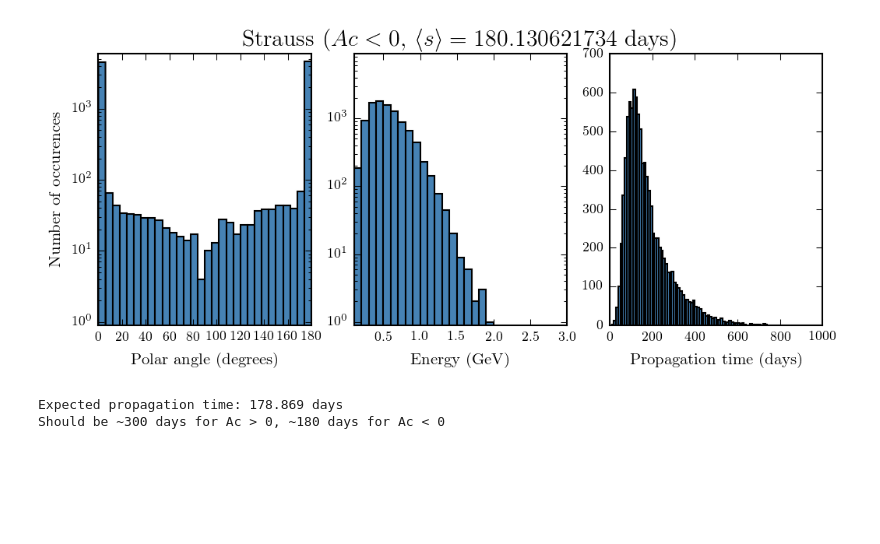
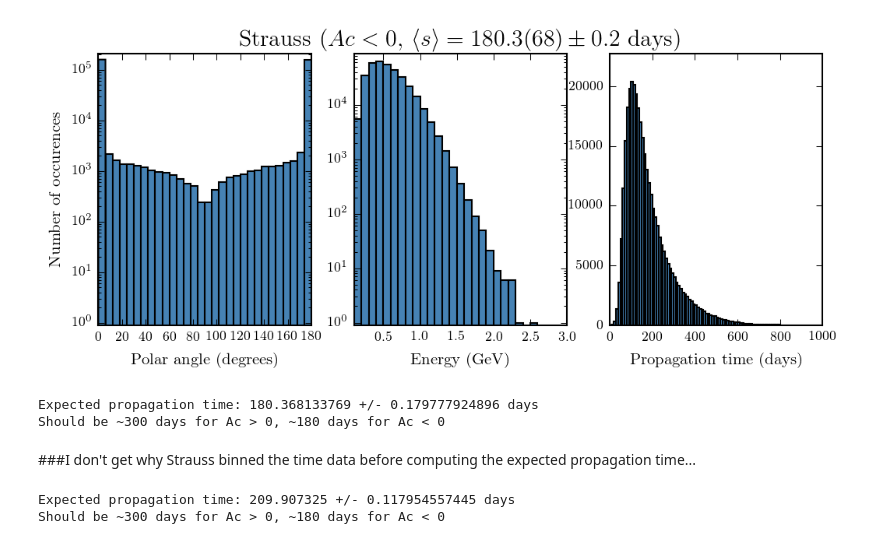
Before and after one commit to adam-coogan/heliosphere_anisotropy, a Jupyter notebook: NewSolarProp/scripts/ExitStats.ipynb, the cells around one changed output. Cells and saved outputs as stored; diff of their text form; code cells hidden in the pictures; blank space fills up the shorter version.

```diff
--- a/NewSolarProp/scripts/ExitStats.ipynb
+++ b/NewSolarProp/scripts/ExitStats.ipynb
@@ -5,15 +5,18 @@ import matplotlib.pyplot as plt
 import itertools
 # %%
 # Load exit data
-runDir = '../rundata/'
+runDir = '../rundata/precision_test/'
 #fName = 'strauss_run5'
-fName = 'straussunits_alt0_run6'
-#fName = 'alt0_run2'
+#fName = 'straussunits_alt0_run5'
+
+fName = 'strauss_alt0_runs'
 rawData = np.loadtxt(runDir + fName + '.csv', delimiter = ',')
 
 # Parse out the coordinates, energies and times
 exitData = {'r': rawData[:,0], 'th': 180.0 / np.pi * rawData[:,1], 'ph': 180.0 / np.pi * rawData[:,2], 'ek': rawData[:,3], 's': rawData[:,4] / (24.0 * 3600.0)}
 # %%
+logScale = True
+
 # Create figure for plotting polar angle, energy and time at exit
 fig = plt.figure(figsize = (8, 3))
 thAx = fig.add_subplot(1, 3, 1)
@@ -24,39 +27,52 @@ sAx = fig.add_subplot(1, 3, 3)
 thData = []
 sData = []
 ekData = []
 for i in range(len(exitData['th'])):
     #if exitData['s'][i] < 100:
     thData.append(exitData['th'][i])
     sData.append(exitData['s'][i])
     ekData.append(exitData['ek'][i])
 
-thAx.hist(thData, bins = np.arange(0.0, 180.0 + 6.0, 6.0), log = True)
-ekAx.hist(ekData, bins = np.arange(0.0, 3.0 + 0.1, 0.1), log = True)
+thAx.hist(thData, bins = np.arange(0.0, 180.0 + 6.0, 6.0), log = logScale)
+ekAx.hist(ekData, bins = np.arange(0.0, 3.0 + 0.1, 0.1), log = logScale)
 sMin = 0.0
 sMax = 1000.0
 sWidth = 10.0
 sAx.hist(sData, bins = np.arange(sMin, sMax, sWidth))
 
 # Scale axes
 axScale = len(exitData['th']) / 10000.0
 
 # Set up axes and labels
 thAx.set_ylim(0.9, axScale*6000.0)
-ekAx.set_ylim(0.9, axScale*9000.0)
-sAx.set_ylim(0.9, axScale*700.0) #(700.0 if fName[1:3] == 'lt' else 500.0))
+ekAx.set_ylim(0.9, axScale*2500.0)
+sAx.set_ylim(0.9, axScale*650.0) #(700.0 if fName[1:3] == 'lt' else 500.0))
 thAx.set_ylabel('Number of occurences')
 ekAx.set_xlim(0.1, 3.0)
 ekAx.set_xlabel('Energy (GeV)')
-ekAx.set_title(r'Strauss $(Ac < 0$, $\langle s \rangle = 180.130621734$ days)')
+ekAx.set_title(r'Strauss $(Ac < 0$, $\langle s \rangle = 180.3(68) \pm 0.2$ days)')
 thAx.set_xlim(0.0, 180.0)
 thAx.set_xlabel('Polar angle (degrees)')
 sAx.set_xlim(0.0, 1000.0)
 sAx.set_xlabel('Propagation time (days)')
 
 plt.show()
 #fig.savefig('../figures/' + fName + '.pdf')
 # %% [output]
-[figure, old version]
+[figure, new version]
+# %%
+# Get expected propagation time
+propTime = sum(exitData['s']) / float(len(exitData['s']))
+propTimeError = sum([(s - propTime)**2 for s in exitData['s']]) / (len(exitData['s']) - 1)
+propTimeError = np.sqrt(propTimeError / float(len(exitData['s'])))
+
+print('Expected propagation time: ' + str(propTime) + ' +/- ' + str(propTimeError) + ' days')
+print('Should be ~300 days for Ac > 0, ~180 days for Ac < 0')
+# %% [output]
+Expected propagation time: 180.368133769 +/- 0.179777924896 days
+Should be ~300 days for Ac > 0, ~180 days for Ac < 0
+# %% [markdown]
+###I don't get why Strauss binned the time data before computing the expected propagation time...
 # %%
 # Get expected propagation time
 sCounts, sBins = np.histogram(exitData['s'], bins = np.arange(sMin, sMax, sWidth))
@@ -67,9 +83,10 @@ sBins = sBins[1:]
 sBins -= sWidth / 2.0
 
 propTime = sum(t * p for t, p in zip(sBins, sProbs))
+propTimeError  = np.sqrt(1.0 / (len(exitData['s']) - 1.0) * sum((t - propTime)**2 * p for t, p in zip(sBins, sProbs)))
 
-print('Expected propagation time: ' + str(propTime) + ' days')
+print('Expected propagation time: ' + str(propTime) + ' +/- ' + str(propTimeError) + ' days')
 print('Should be ~300 days for Ac > 0, ~180 days for Ac < 0')
 # %% [output]
-Expected propagation time: 178.869 days
+Expected propagation time: 209.907325 +/- 0.117954557445 days
 Should be ~300 days for Ac > 0, ~180 days for Ac < 0
```
Also changed, not shown: 4 other files.
